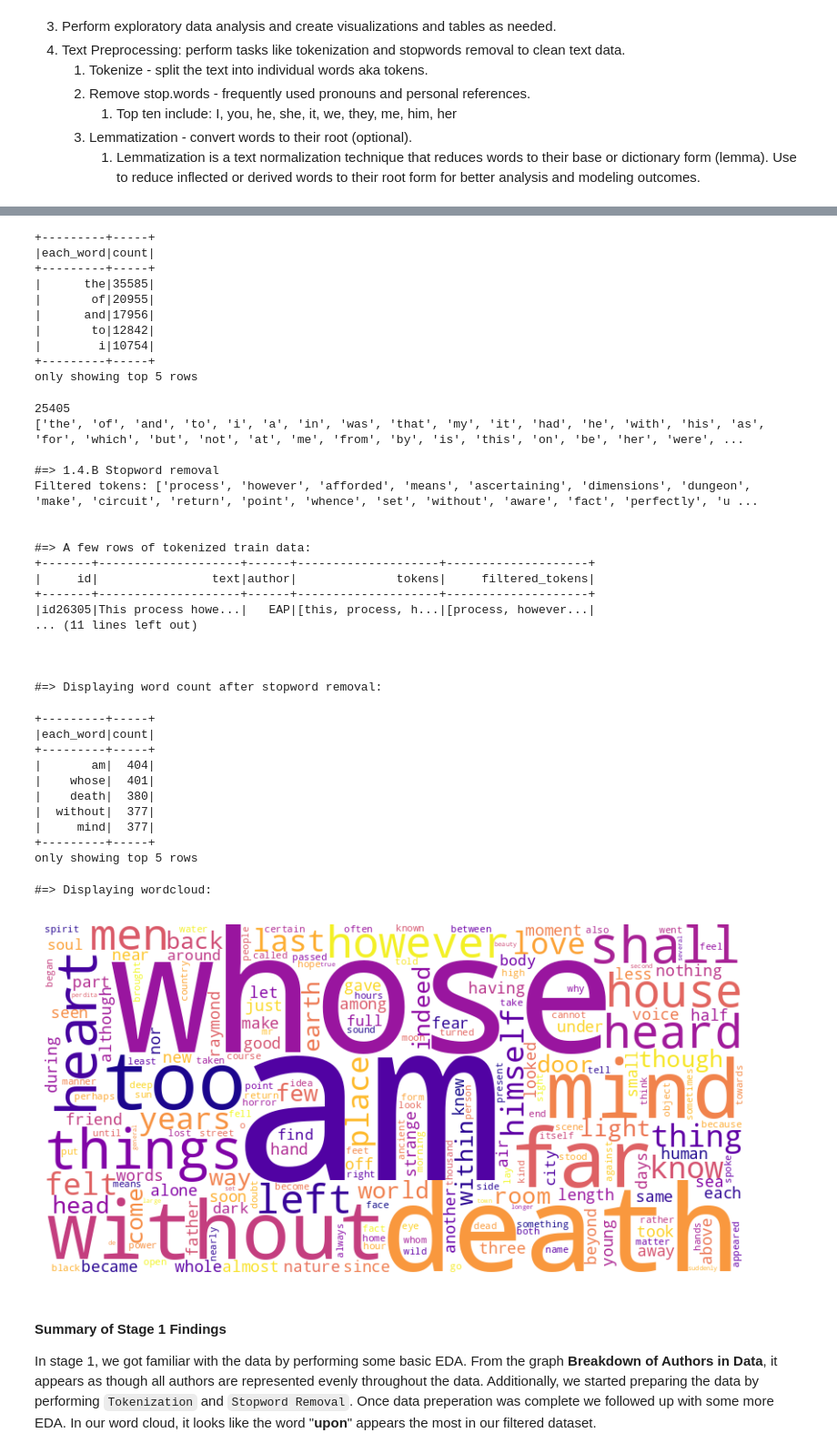
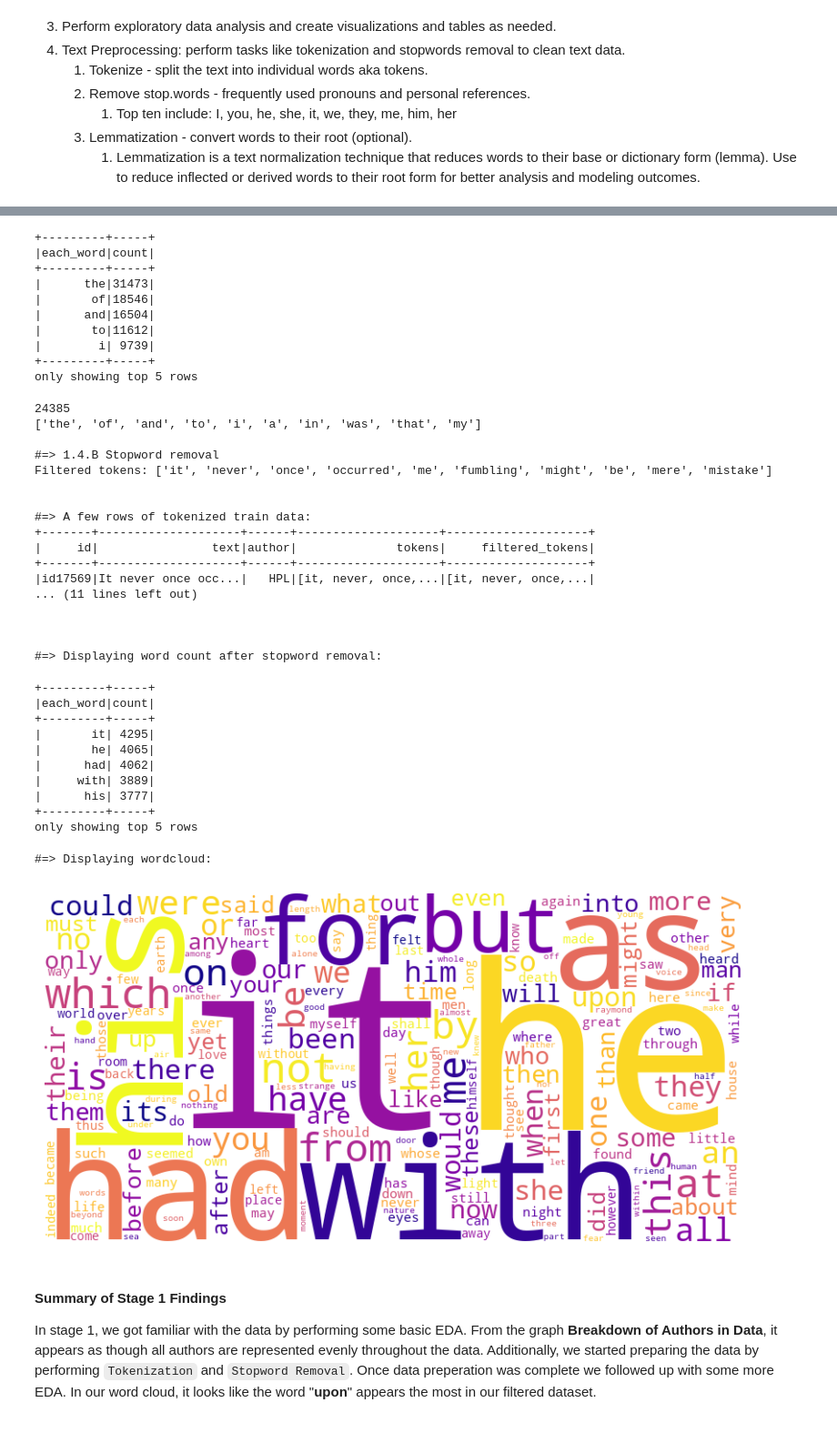
Before and after one commit to evandergraaf/M5.12-Spooky-Spark-Team-6, a Jupyter notebook: spookyspark.ipynb, the cells around one changed output, grey strips where cells are left out. Shown at 91% size. Drawn from its saved outputs; the diff is of its cells as text; code cells hidden in the pictures.

Commit message:
Achieve 83.47% accuracy using undersampling and 10 stopwords

```diff
--- a/spookyspark.ipynb
+++ b/spookyspark.ipynb
@@ -213,7 +219,7 @@ plt.show()
 
 #=> (1.4.A) Step 1: Tokenization
 # Strip punctuation from text
-df_train_no_punctuation = df_train.withColumn('text', regexp_replace('text', '[^\\w\\d\\s]', ''))
+df_train_no_punctuation = df_train_undersampled.withColumn('text', regexp_replace('text', '[^\\w\\d\\s]', ''))
 tokenizer = Tokenizer(inputCol="text", outputCol="tokens")
 df_train_tokenized = tokenizer.transform(df_train_no_punctuation)
 print('\n#=> 1.4.A Tokenization')
@@ -231,7 +237,7 @@ print('#=> Displaying word count before stopword removal:')
 word_count.orderBy(col("count").desc()).show(5)
 
 # Create and show the list of stopwords
-num_stopwords = 130
+num_stopwords = 10
 stopwords_alt = [data[0] for data in word_count.orderBy(col("count").desc()).select('each_word').collect()]
 print(len(stopwords_alt))
 stopwords_alt = stopwords_alt[0:num_stopwords]
@@ -304,47 +310,47 @@ Tokens: ['this', 'process', 'however', 'afforded', 'me', 'no', 'means', 'of', 'a
 
 
 
 
 #=> Displaying word count before stopword removal:
 +---------+-----+
 |each_word|count|
 +---------+-----+
-|      the|35585|
-|       of|20955|
-|      and|17956|
-|       to|12842|
-|        i|10754|
+|      the|31473|
+|       of|18546|
+|      and|16504|
+|       to|11612|
+|        i| 9739|
 +---------+-----+
 only showing top 5 rows
-25405
-['the', 'of', 'and', 'to', 'i', 'a', 'in', 'was', 'that', 'my', 'it', 'had', 'he', 'with', 'his', 'as', 'for', 'which', 'but', 'not', 'at', 'me', 'from', 'by', 'is', 'this', 'on', 'be', 'her', 'were', ...
+24385
+['the', 'of', 'and', 'to', 'i', 'a', 'in', 'was', 'that', 'my']
 
 #=> 1.4.B Stopword removal
-Filtered tokens: ['process', 'however', 'afforded', 'means', 'ascertaining', 'dimensions', 'dungeon', 'make', 'circuit', 'return', 'point', 'whence', 'set', 'without', 'aware', 'fact', 'perfectly', 'u ...
+Filtered tokens: ['it', 'never', 'once', 'occurred', 'me', 'fumbling', 'might', 'be', 'mere', 'mistake']
 
 
 #=> A few rows of tokenized train data:
 +-------+--------------------+------+--------------------+--------------------+
 |     id|                text|author|              tokens|     filtered_tokens|
 +-------+--------------------+------+--------------------+--------------------+
-|id26305|This process howe...|   EAP|[this, process, h...|[process, however...|
+|id17569|It never once occ...|   HPL|[it, never, once,...|[it, never, once,...|
 ... (11 lines left out)
 
 
 
 #=> Displaying word count after stopword removal:
 +---------+-----+
 |each_word|count|
 +---------+-----+
-|       am|  404|
-|    whose|  401|
-|    death|  380|
-|  without|  377|
-|     mind|  377|
+|       it| 4295|
+|       he| 4065|
+|      had| 4062|
+|     with| 3889|
+|      his| 3777|
 +---------+-----+
 only showing top 5 rows
 #=> Displaying wordcloud:
-[figure, old version]
+[figure, new version]
 # %% [markdown]
 #### Summary of Stage 1 Findings
 
```
Also changed, not shown: parts of 6 cells of this notebook.
